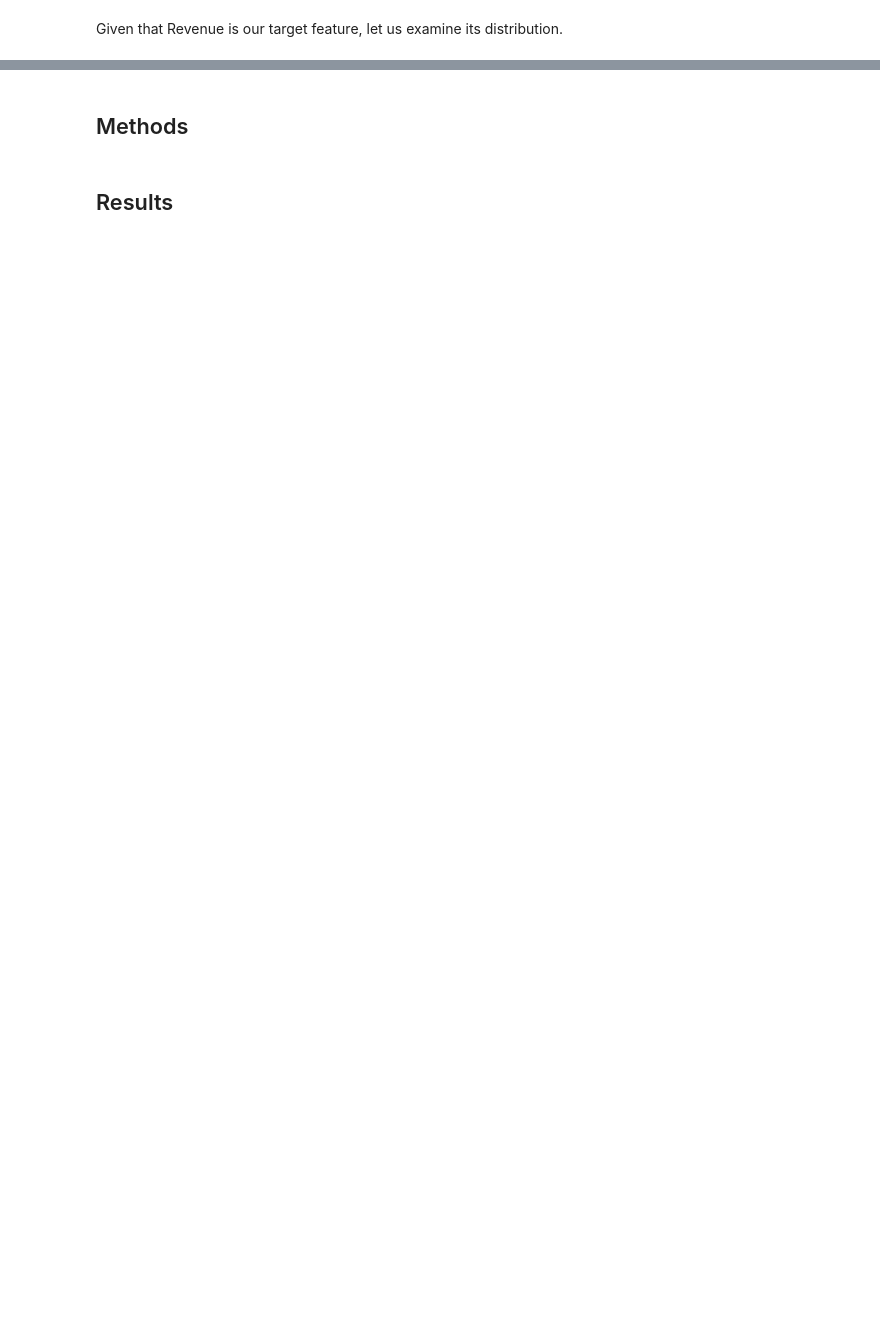
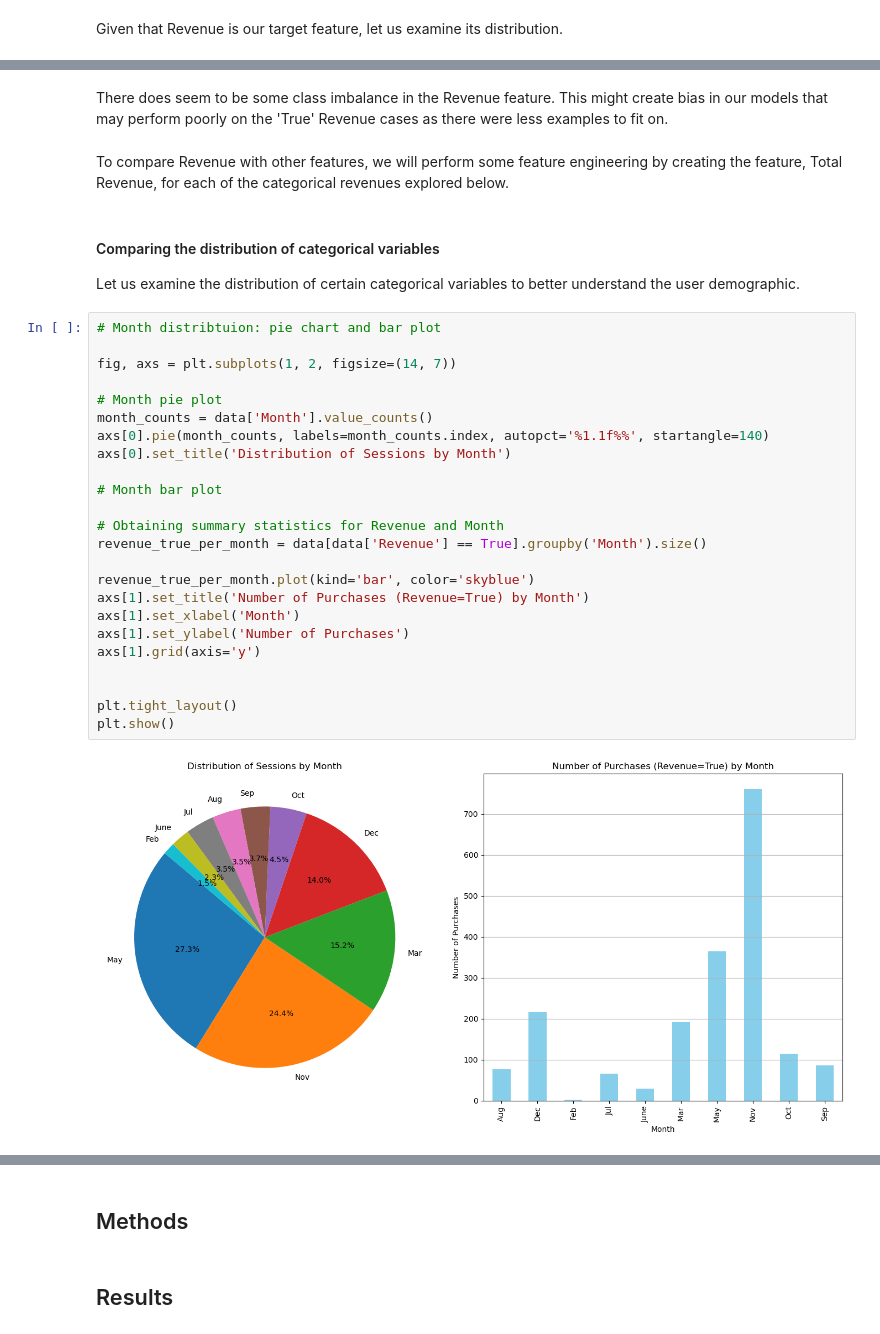
Before and after one commit to DSCI-310-2024/DSCI-310_Group-Project_Group8_Purchasing-Intent-Analysis, a Jupyter notebook: project/Milestone1.ipynb, the cells around one changed output, grey strips where cells are left out. Drawn from its saved outputs; the diff is of its cells as text; blank space fills up the shorter version.

Commit message:
created revenue=true summary statistic + categorical data visualizations

```diff
--- a/project/Milestone1.ipynb
+++ b/project/Milestone1.ipynb
@@ -224,3 +197,37 @@ plt.ylabel('Count')
 plt.show()
 # %% [output]
 [figure]
+# %% [markdown]
+There does seem to be some class imbalance in the Revenue feature. This might create bias in our models that may perform poorly on the 'True' Revenue cases as there were less examples to fit on.
+# %% [markdown]
+To compare Revenue with other features, we will perform some feature engineering by creating the feature, Total Revenue, for each of the categorical revenues explored below.
+# %% [markdown]
+#### Comparing the distribution of categorical variables
+
+Let us examine the distribution of certain categorical variables to better understand the user demographic.
+# %%
+# Month distribtuion: pie chart and bar plot
+
+fig, axs = plt.subplots(1, 2, figsize=(14, 7))
+
+# Month pie plot
+month_counts = data['Month'].value_counts()
+axs[0].pie(month_counts, labels=month_counts.index, autopct='%1.1f%%', startangle=140)
+axs[0].set_title('Distribution of Sessions by Month')
+
+# Month bar plot
+
+# Obtaining summary statistics for Revenue and Month
+revenue_true_per_month = data[data['Revenue'] == True].groupby('Month').size()
+
+revenue_true_per_month.plot(kind='bar', color='skyblue')
+axs[1].set_title('Number of Purchases (Revenue=True) by Month')
+axs[1].set_xlabel('Month')
+axs[1].set_ylabel('Number of Purchases')
+axs[1].grid(axis='y')
+
+
+plt.tight_layout()
+plt.show()
+# %% [output]
+[figure, added]
```
Also changed, not shown: parts of 14 cells of this notebook.
